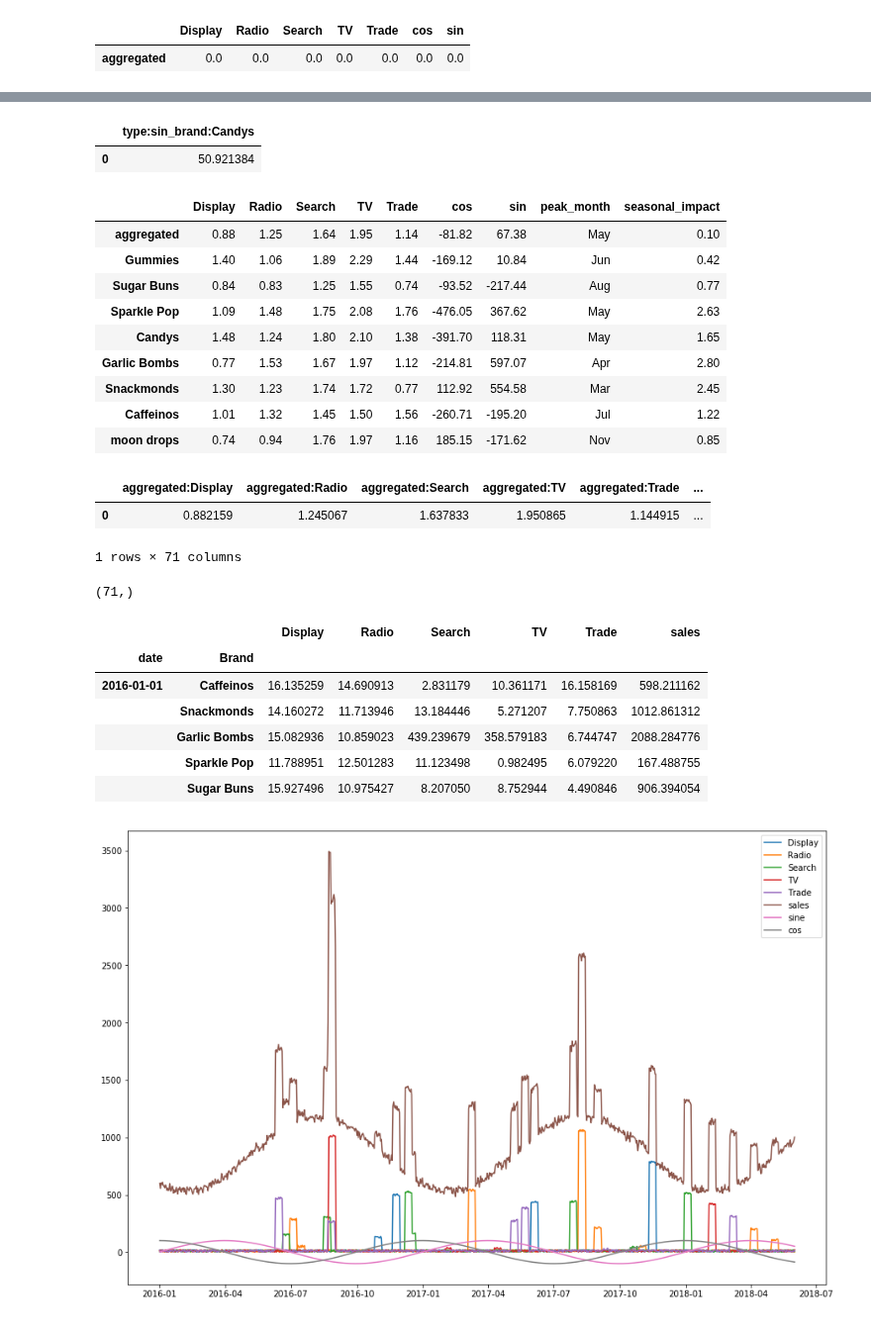
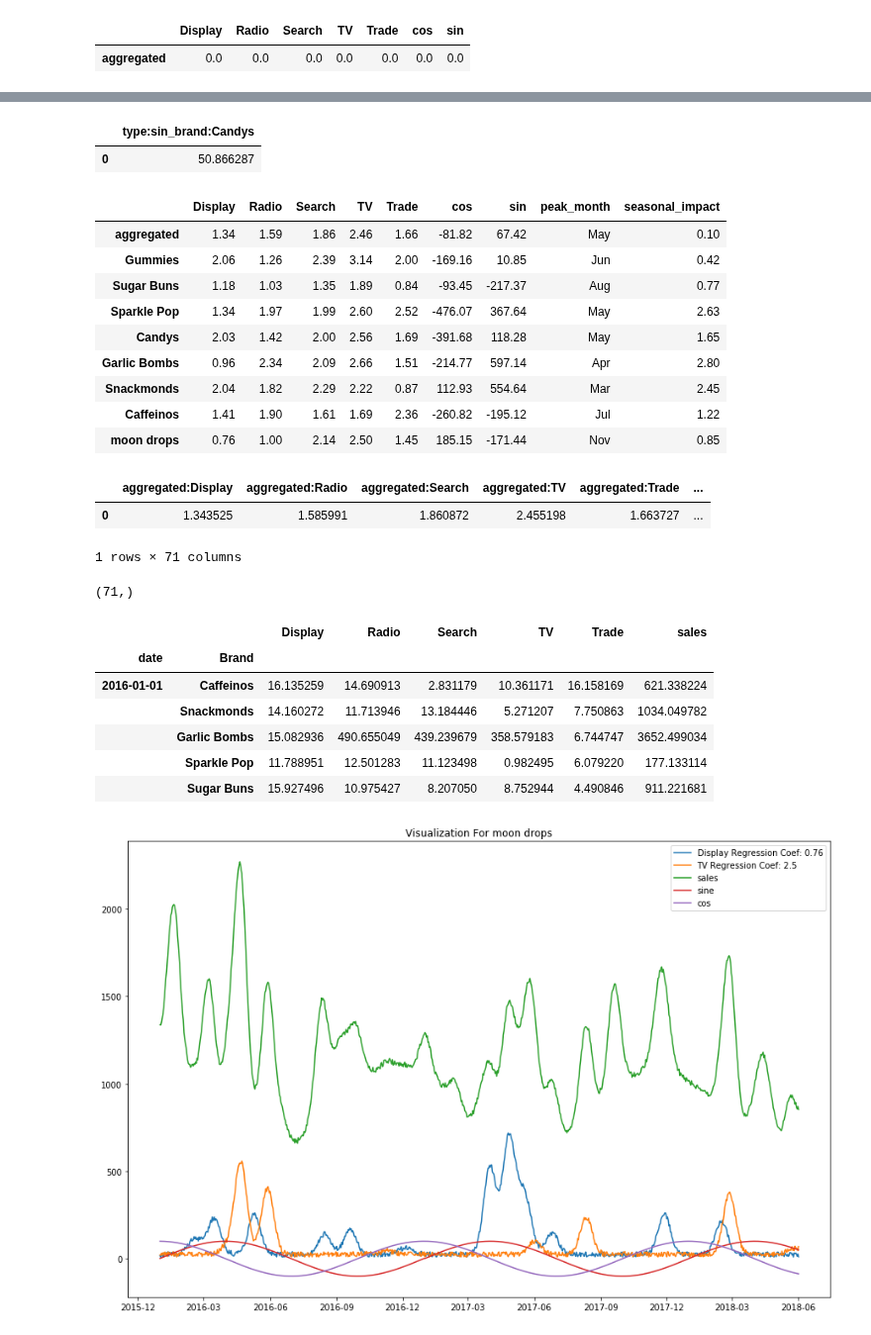
Before and after one commit to leedtan/LeeTanData, a Jupyter notebook: ML_Intro_4_and_5_Regularization/Lecture5_onehot_norm_tensorflow_with_time.ipynb, the cells around one changed output, grey strips where cells are left out. Shown at 99% size. Cells and saved outputs as stored; diff of their text form; code cells hidden in the pictures.

```diff
--- a/ML_Intro_4_and_5_Regularization/Lecture5_onehot_norm_tensorflow_with_time.ipynb
+++ b/ML_Intro_4_and_5_Regularization/Lecture5_onehot_norm_tensorflow_with_time.ipynb
@@ -39,7 +39,7 @@ promo.shape
 # %% [output]
 (35320, 1)
 # %%
-promo.iloc[np.random.choice(promo.shape[0], (promo.shape[0]*99)//100, replace=False)] = 0
+promo.iloc[np.random.choice(promo.shape[0], (promo.shape[0]*98)//100, replace=False)] = 0
 # %%
 initial_promo = promo.copy()
 # %%
@@ -86,10 +64,10 @@ num_brands * num_types * num_dates
 true_baselines = {brand: [np.random.randn() * 100 + 1000] for brand in brands}
 # %%
 spend_rois = {t : [np.random.rand()+.8] for t in spend_types}
-brand_rois = {t : [np.random.rand()/3] for t in brands}
+brand_rois = {t : [np.random.rand()/8] for t in brands}
 # %%
 brand_spend_combos = pd.DataFrame(
-    data=np.random.rand(num_brands, num_types) - .5, index=brands, columns = spend_types)
+    data=np.random.rand(num_brands, num_types)*2 - .5, index=brands, columns = spend_types)
 # %%
 brand_spend_combos  = brand_spend_combos + \
     pd.DataFrame(brand_rois, index=spend_rois).T + pd.DataFrame(spend_rois, index = brands)
@@ -588,27 +570,27 @@ groundtruth[list(aggregated) + ['peak_month', 'seasonal_impact']].round(2)
 display[[col for col in display.columns if 'sin' in col and 'Cand' in col]]
 # %% [output]
 |  | type:sin_brand:Candys |
-| 0 | 50.921384 |
+| 0 | 50.866287 |
 # %%
 results2[list(aggregated) + ['peak_month', 'seasonal_impact']].round(2)
 # %% [output]
 |  | Display | Radio | Search | TV | Trade | cos | sin | peak_month | seasonal_impact |
-| aggregated | 0.88 | 1.25 | 1.64 | 1.95 | 1.14 | -81.82 | 67.38 | May | 0.10 |
-| Gummies | 1.40 | 1.06 | 1.89 | 2.29 | 1.44 | -169.12 | 10.84 | Jun | 0.42 |
-| Sugar Buns | 0.84 | 0.83 | 1.25 | 1.55 | 0.74 | -93.52 | -217.44 | Aug | 0.77 |
-| Sparkle Pop | 1.09 | 1.48 | 1.75 | 2.08 | 1.76 | -476.05 | 367.62 | May | 2.63 |
-| Candys | 1.48 | 1.24 | 1.80 | 2.10 | 1.38 | -391.70 | 118.31 | May | 1.65 |
-| Garlic Bombs | 0.77 | 1.53 | 1.67 | 1.97 | 1.12 | -214.81 | 597.07 | Apr | 2.80 |
-| Snackmonds | 1.30 | 1.23 | 1.74 | 1.72 | 0.77 | 112.92 | 554.58 | Mar | 2.45 |
-| Caffeinos | 1.01 | 1.32 | 1.45 | 1.50 | 1.56 | -260.71 | -195.20 | Jul | 1.22 |
-| moon drops | 0.74 | 0.94 | 1.76 | 1.97 | 1.16 | 185.15 | -171.62 | Nov | 0.85 |
+| aggregated | 1.34 | 1.59 | 1.86 | 2.46 | 1.66 | -81.82 | 67.42 | May | 0.10 |
+| Gummies | 2.06 | 1.26 | 2.39 | 3.14 | 2.00 | -169.16 | 10.85 | Jun | 0.42 |
+| Sugar Buns | 1.18 | 1.03 | 1.35 | 1.89 | 0.84 | -93.45 | -217.37 | Aug | 0.77 |
+| Sparkle Pop | 1.34 | 1.97 | 1.99 | 2.60 | 2.52 | -476.07 | 367.64 | May | 2.63 |
+| Candys | 2.03 | 1.42 | 2.00 | 2.56 | 1.69 | -391.68 | 118.28 | May | 1.65 |
+| Garlic Bombs | 0.96 | 2.34 | 2.09 | 2.66 | 1.51 | -214.77 | 597.14 | Apr | 2.80 |
+| Snackmonds | 2.04 | 1.82 | 2.29 | 2.22 | 0.87 | 112.93 | 554.64 | Mar | 2.45 |
+| Caffeinos | 1.41 | 1.90 | 1.61 | 1.69 | 2.36 | -260.82 | -195.12 | Jul | 1.22 |
+| moon drops | 0.76 | 1.00 | 2.14 | 2.50 | 1.45 | 185.15 | -171.44 | Nov | 0.85 |
 # %%
 display_aggregated = display.rename({col: 'aggregated:'+col for col in spend.columns}, axis=1)
 # %%
 display_aggregated
 # %% [output]
 |  | aggregated:Display | aggregated:Radio | aggregated:Search | aggregated:TV | aggregated:Trade | ... |
-| 0 | 0.882159 | 1.245067 | 1.637833 | 1.950865 | 1.144915 | ... |
+| 0 | 1.343525 | 1.585991 | 1.860872 | 2.455198 | 1.663727 | ... |
 1 rows × 71 columns
 # %%
 X.columns.shape
@@ -619,8 +601,8 @@ data_viewed.head()
 # %% [output]
 |  |  | Display | Radio | Search | TV | Trade | sales |
 | date | Brand |  |  |  |  |  |  |
-| 2016-01-01 | Caffeinos | 16.135259 | 14.690913 | 2.831179 | 10.361171 | 16.158169 | 598.211162 |
-|  | Snackmonds | 14.160272 | 11.713946 | 13.184446 | 5.271207 | 7.750863 | 1012.861312 |
-|  | Garlic Bombs | 15.082936 | 10.859023 | 439.239679 | 358.579183 | 6.744747 | 2088.284776 |
-|  | Sparkle Pop | 11.788951 | 12.501283 | 11.123498 | 0.982495 | 6.079220 | 167.488755 |
-|  | Sugar Buns | 15.927496 | 10.975427 | 8.207050 | 8.752944 | 4.490846 | 906.394054 |
+| 2016-01-01 | Caffeinos | 16.135259 | 14.690913 | 2.831179 | 10.361171 | 16.158169 | 621.338224 |
+|  | Snackmonds | 14.160272 | 11.713946 | 13.184446 | 5.271207 | 7.750863 | 1034.049782 |
+|  | Garlic Bombs | 15.082936 | 490.655049 | 439.239679 | 358.579183 | 6.744747 | 3652.499034 |
+|  | Sparkle Pop | 11.788951 | 12.501283 | 11.123498 | 0.982495 | 6.079220 | 177.133114 |
+|  | Sugar Buns | 15.927496 | 10.975427 | 8.207050 | 8.752944 | 4.490846 | 911.221681 |
@@ -629,11 +613,17 @@ def view_brand(df, b):
     plt.figure(figsize=(15, 10))
     brand = data_viewed.query('Brand == "' + b + '"')
     x = brand.reset_index()['date']
-    for spend in brand.columns:
+    for spend in ['Display', 'TV', 'sales']:#brand.columns:
         vals = brand[spend]
+        vals = gaussian_filter(vals, 8)
+        vals = vals + np.random.rand(vals.shape[0]) * 30
 #         vals = vals - vals.min()
 #         vals = vals/vals.max()
-        plt.plot(x, vals, label=spend)
+        if spend in results2.columns:
+            lbl = spend + ' Regression Coef: ' + str(results2.loc[b, spend].round(2))
+        else:
+            lbl = spend
+        plt.plot(x, vals, label=lbl)
     sin = np.sin(x.dt.dayofyear * 2 * np.pi/365)
     cos = np.cos(x.dt.dayofyear * 2 * np.pi/365)
     sin, cos = sin * 100, cos * 100
@@ -642,8 +632,9 @@ def view_brand(df, b):
     plt.plot(x, sin, label='sine')
     plt.plot(x, cos, label='cos')
     plt.legend()
+    plt.title('Visualization For ' + b)
     plt.show()
 # %%
-view_brand(data_viewed, 'Caffeinos')
+view_brand(data_viewed, 'moon drops')
 # %% [output]
-[figure, old version]
+[figure, new version]
```
Also changed, not shown: parts of 19 cells of this notebook.
